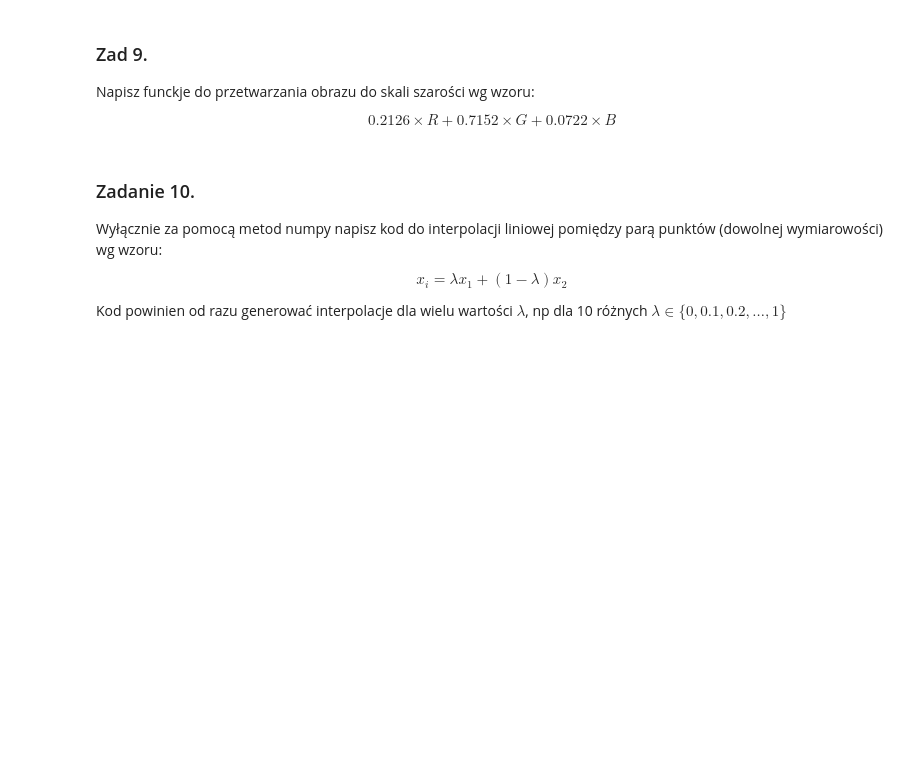
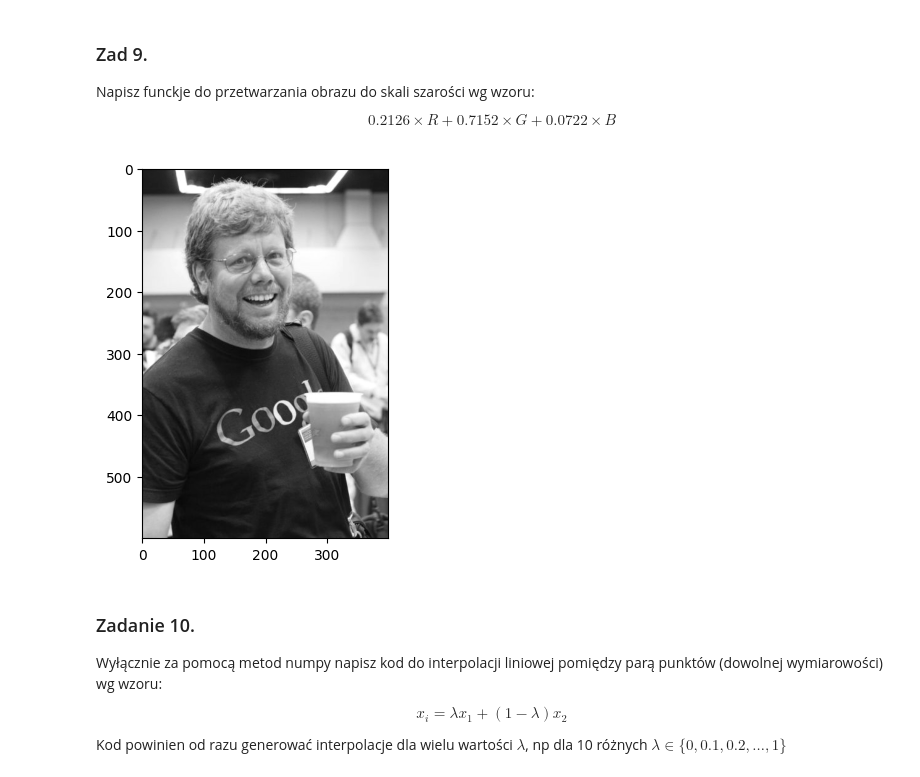
Before and after one commit to tomek0123456789/effective_python, a Jupyter notebook: lab11.ipynb, the cells around one changed output. Saved outputs shown, nothing was run; the diff lists cells and outputs as text; code cells hidden in the pictures; blank space fills up the shorter version.

```diff
--- a/lab11.ipynb
+++ b/lab11.ipynb
@@ -272,3 +270,23 @@ $$ 0.2126 \times R + 0.7152 \times  G + 0.0722 \times B $$
+# %%
+def to_grayscale(image):
+    rows, cols, _ = image.shape
+    grayscale_image = np.zeros((rows, cols), dtype=np.uint8)
+
+    for i in range(rows):
+        for j in range(cols):
+            R = image[i, j, 0]
+            G = image[i, j, 1]
+            B = image[i, j, 2]
+
+            gray_value = 0.2126 * R + 0.7152 * G + 0.0722 * B
+            grayscale_image[i, j] = gray_value
+
+    return grayscale_image
+
+img = mpimg.imread('images/Guido_van_Rossum.jpg')
+plt.imshow(to_grayscale(img), cmap='gray');
+# %% [output]
+[figure, added]
 # %% [markdown]
 ### Zadanie 10.
 
```
Also changed, not shown: parts of 4 cells of this notebook.
